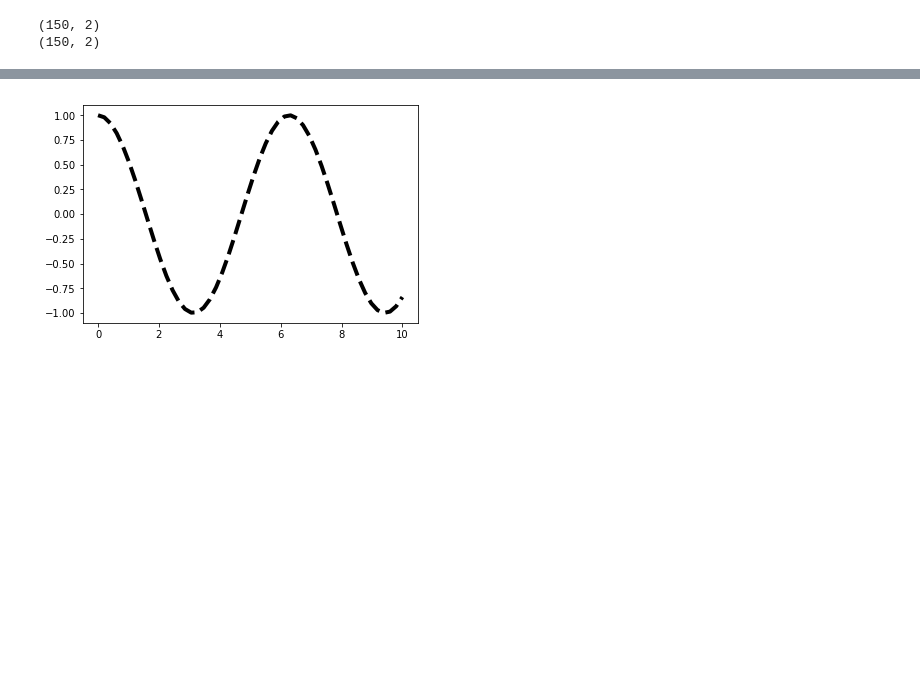
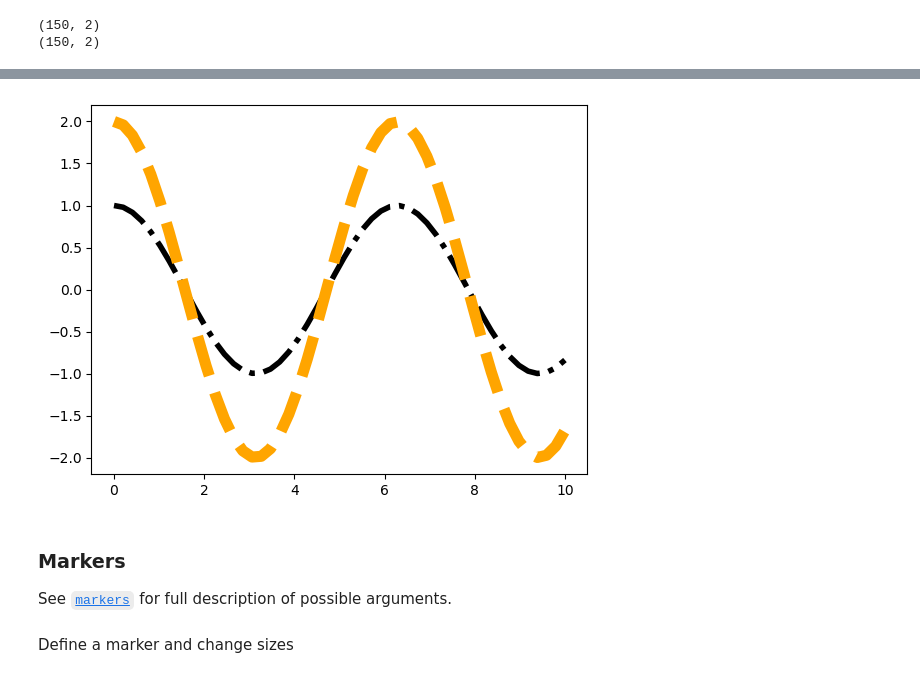
Before and after one commit to ARCTraining/swd5_sc_py, a Jupyter notebook: book/2_matplotlib/3_matplotlib.ipynb, the cells around one changed output, grey strips where cells are left out. Cells and saved outputs as stored; diff of their text form; code cells hidden in the pictures; blank space fills up the shorter version.

Commit message:
tidy matplotlib material

```diff
--- a/book/2_matplotlib/3_matplotlib.ipynb
+++ b/book/2_matplotlib/3_matplotlib.ipynb
@@ -263,10 +214,20 @@ plt.show()
 # %%
 # The linewidth, and linestyle can be changed.
-# Linestyles include '-', '.-', ':', '--'
-plt.plot(x, y, 'k--', linewidth=4.0)
+# Note that for standard colours, you can define with the linestyle
+plt.plot(x, y, 'k-.', linewidth=4.0)
+
+# you can specify the color name uder "color=" or "c="
+# you can use "lw=" instead "linewidth="
+plt.plot(x, y*2, '--', c="orange", lw=8.0)
 plt.show()
 # %% [output]
-[figure, old version]
+[figure, new version]
+# %% [markdown]
+### Markers
+
+See [`markers`](https://matplotlib.org/stable/api/markers_api.html#module-matplotlib.markers)  for full description of possible arguments.
+# %% [markdown]
+Define a marker and change sizes
 # %%
 # Markers and their properties can be controlled.
 # Unfilled markers: '.',+','x','1' to '4','|'
```
Also changed, not shown: parts of 79 cells of this notebook.
